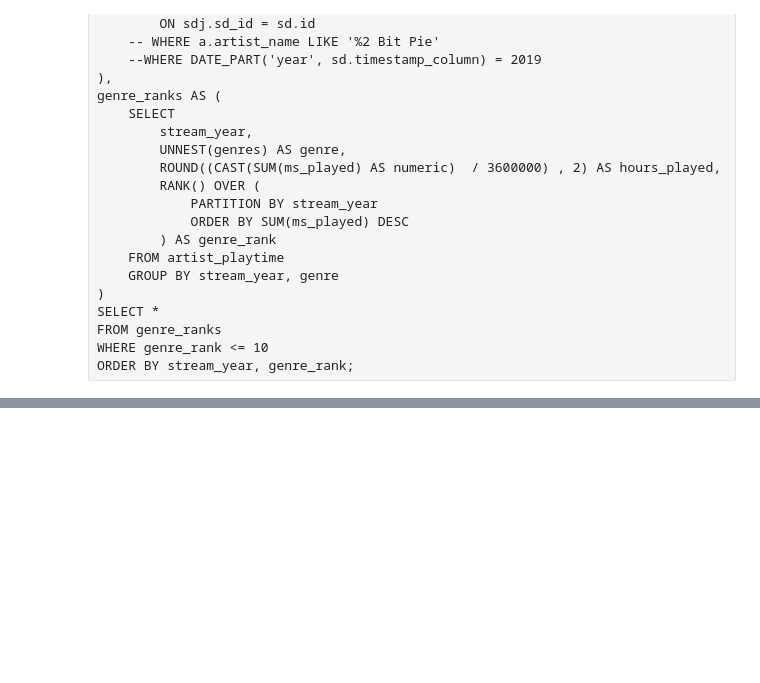
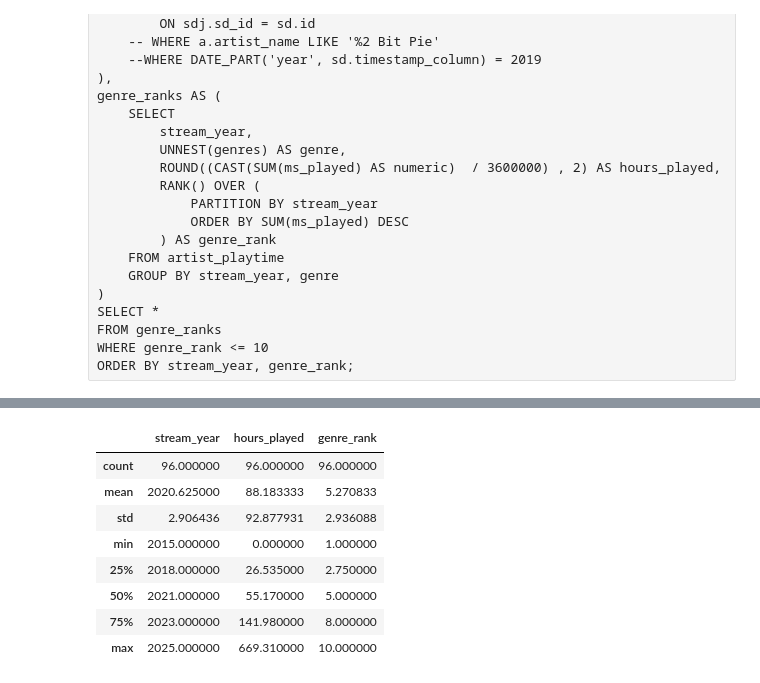
Before and after one commit to terryjbates/Spotify_Streaming_Data_Analysis, a Jupyter notebook: notebooks/Spotify_Streaming_Analysis.ipynb, the cells around one changed output, grey strips where cells are left out. Drawn from its saved outputs; the diff is of its cells as text; code cells hidden in the pictures; blank space fills up the shorter version.

```diff
--- a/notebooks/Spotify_Streaming_Analysis.ipynb
+++ b/notebooks/Spotify_Streaming_Analysis.ipynb
@@ -1403,0 +1595,12 @@ ORDER BY stream_year, genre_rank;
+# %%
+top_genres_per_year_df.describe()
+# %% [output]
+|  | stream_year | hours_played | genre_rank |
+| count | 96.000000 | 96.000000 | 96.000000 |
+| mean | 2020.625000 | 88.183333 | 5.270833 |
+| std | 2.906436 | 92.877931 | 2.936088 |
+| min | 2015.000000 | 0.000000 | 1.000000 |
+| 25% | 2018.000000 | 26.535000 | 2.750000 |
+| 50% | 2021.000000 | 55.170000 | 5.000000 |
+| 75% | 2023.000000 | 141.980000 | 8.000000 |
+| max | 2025.000000 | 669.310000 | 10.000000 |
```
Also changed, not shown: parts of 25 cells of this notebook, 1 other file.
